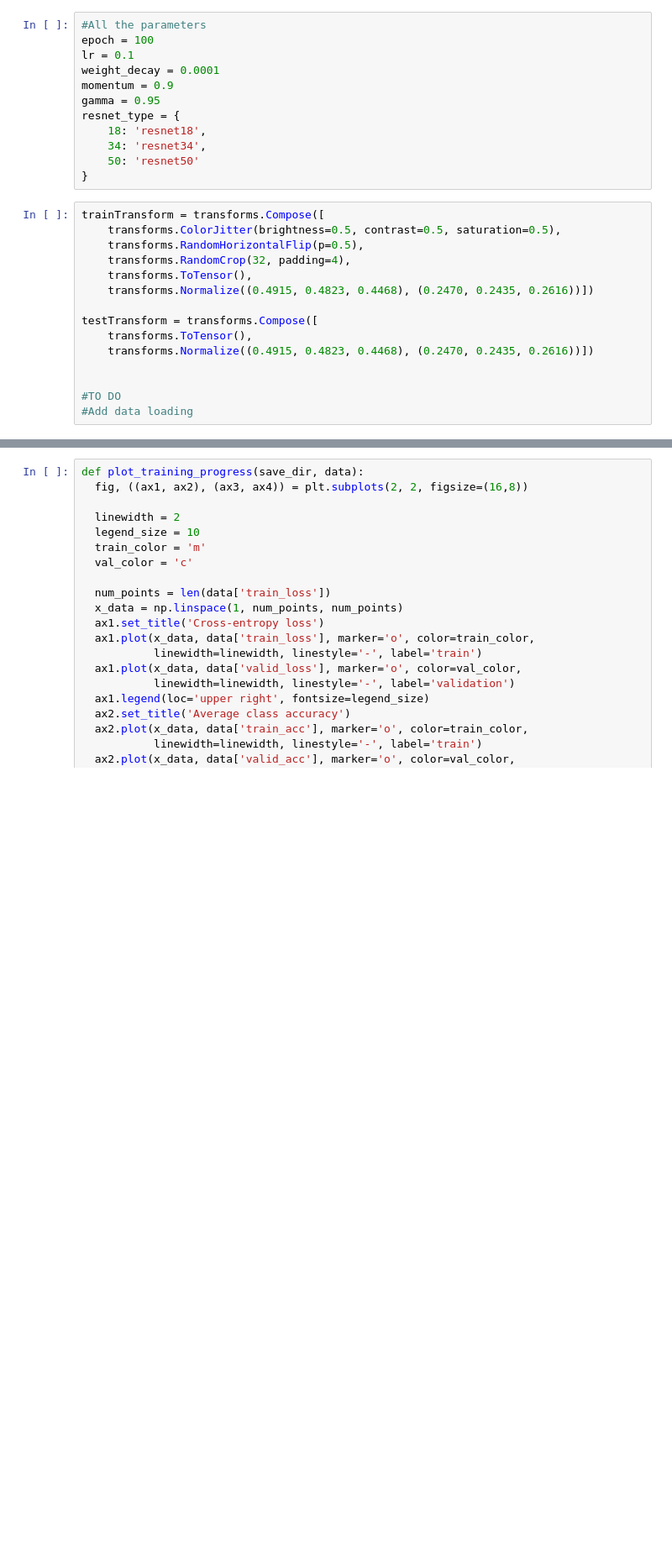
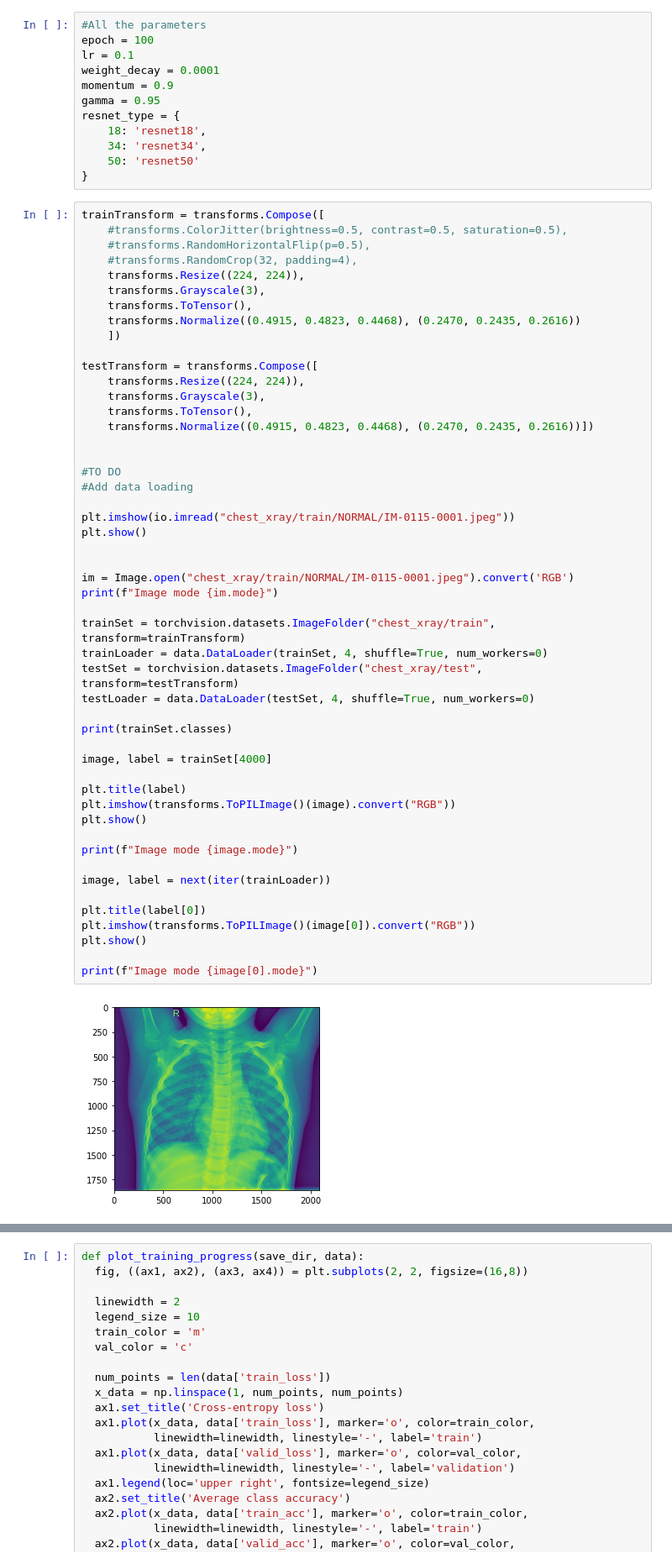
Before and after one commit to DarioD58/pneumonia_detection, a Jupyter notebook: pneumonia_detection.ipynb, the cells around one changed output, grey strips where cells are left out. Shown at 84% size. Cells and saved outputs as stored; diff of their text form; blank space fills up the shorter version.

Commit message:
added images, folder structure and data loading

```diff
--- a/pneumonia_detection.ipynb
+++ b/pneumonia_detection.ipynb
@@ -31,16 +32,53 @@ resnet_type = {
 }
 # %%
 trainTransform = transforms.Compose([
-    transforms.ColorJitter(brightness=0.5, contrast=0.5, saturation=0.5),
-    transforms.RandomHorizontalFlip(p=0.5),
-    transforms.RandomCrop(32, padding=4),
+    #transforms.ColorJitter(brightness=0.5, contrast=0.5, saturation=0.5),
+    #transforms.RandomHorizontalFlip(p=0.5),
+    #transforms.RandomCrop(32, padding=4),
+    transforms.Resize((224, 224)),
+    transforms.Grayscale(3),
     transforms.ToTensor(),
-    transforms.Normalize((0.4915, 0.4823, 0.4468), (0.2470, 0.2435, 0.2616))])
+    transforms.Normalize((0.4915, 0.4823, 0.4468), (0.2470, 0.2435, 0.2616))
+    ])
 
 testTransform = transforms.Compose([
+    transforms.Resize((224, 224)),
+    transforms.Grayscale(3),
     transforms.ToTensor(),
     transforms.Normalize((0.4915, 0.4823, 0.4468), (0.2470, 0.2435, 0.2616))])
 
 
 #TO DO
 #Add data loading
+
+plt.imshow(io.imread("chest_xray/train/NORMAL/IM-0115-0001.jpeg"))
+plt.show()
+
+
+im = Image.open("chest_xray/train/NORMAL/IM-0115-0001.jpeg").convert('RGB')
+print(f"Image mode {im.mode}")
+
+trainSet = torchvision.datasets.ImageFolder("chest_xray/train", transform=trainTransform)
+trainLoader = data.DataLoader(trainSet, 4, shuffle=True, num_workers=0)
+testSet = torchvision.datasets.ImageFolder("chest_xray/test", transform=testTransform)
+testLoader = data.DataLoader(testSet, 4, shuffle=True, num_workers=0)
+
+print(trainSet.classes)
+
+image, label = trainSet[4000]
+
+plt.title(label)
+plt.imshow(transforms.ToPILImage()(image).convert("RGB"))
+plt.show()
+
+print(f"Image mode {image.mode}")
+
+image, label = next(iter(trainLoader))
+
+plt.title(label[0])
+plt.imshow(transforms.ToPILImage()(image[0]).convert("RGB"))
+plt.show()
+
+print(f"Image mode {image[0].mode}")
+# %% [output]
+[figure, added]
```
Also changed, not shown: parts of 5 cells of this notebook.
